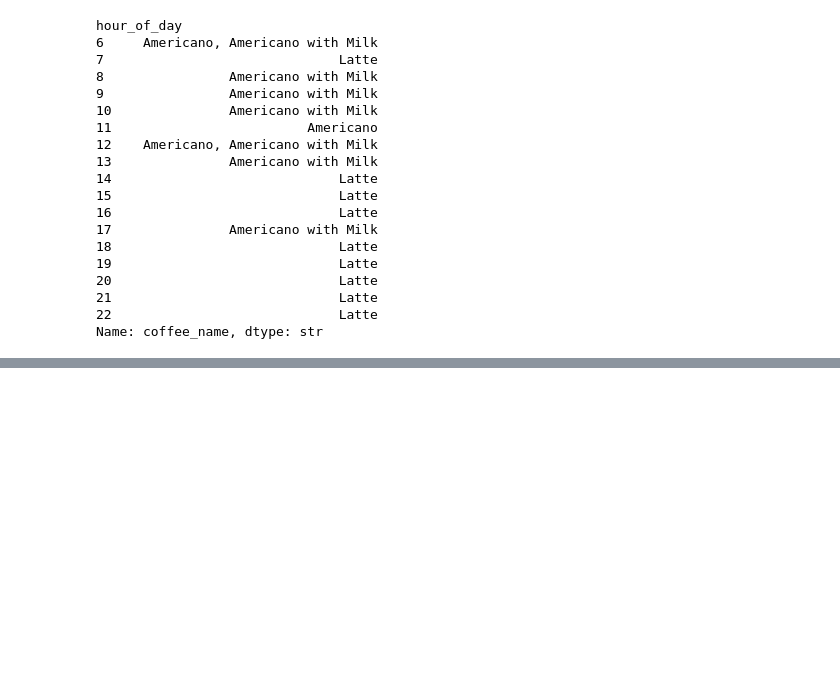
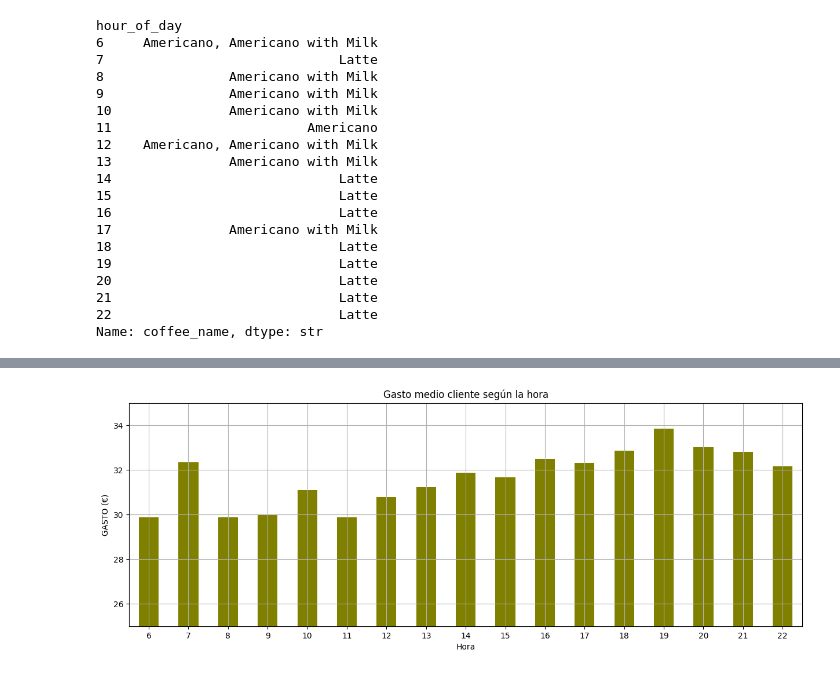
Before and after one commit to javierzmartin/Entorno_VS_JupyterLab, a Jupyter notebook: Tripleten_DS_bootcamp_Javier/Ejercicios/Coffe_sales.ipynb, the cells around one changed output, grey strips where cells are left out. Saved outputs shown, nothing was run; the diff lists cells and outputs as text; code cells hidden in the pictures; blank space fills up the shorter version.

```diff
--- a/Tripleten_DS_bootcamp_Javier/Ejercicios/Coffe_sales.ipynb
+++ b/Tripleten_DS_bootcamp_Javier/Ejercicios/Coffe_sales.ipynb
@@ -392,0 +449,4 @@ Favorito para la noche : Café latte.
+# %%
+# Gasto medio por hora
+gasto_medio_hora = df.groupby('hour_of_day')['money'].mean()
+print(gasto_medio_hora)
@@ -392,0 +473,16 @@ Favorito para la noche : Café latte.
+# %%
+gasto_medio_hora.plot(kind = 'bar',
+                    x = 'hour_of_day',
+                     y = 'money',
+                    xlabel = 'Hora',
+                    ylabel = 'GASTO (€)',
+                    title = 'Gasto medio cliente según la hora',
+                    figsize = [15,5],
+                    ylim = [25,35],
+                    style = 'o',
+                    grid = True ,
+                    color = "olive")
+plt.xticks(rotation = 0)
+plt.show()
+# %% [output]
+[figure, added]
```
Also changed, not shown: parts of 16 cells of this notebook, 1 other file.
